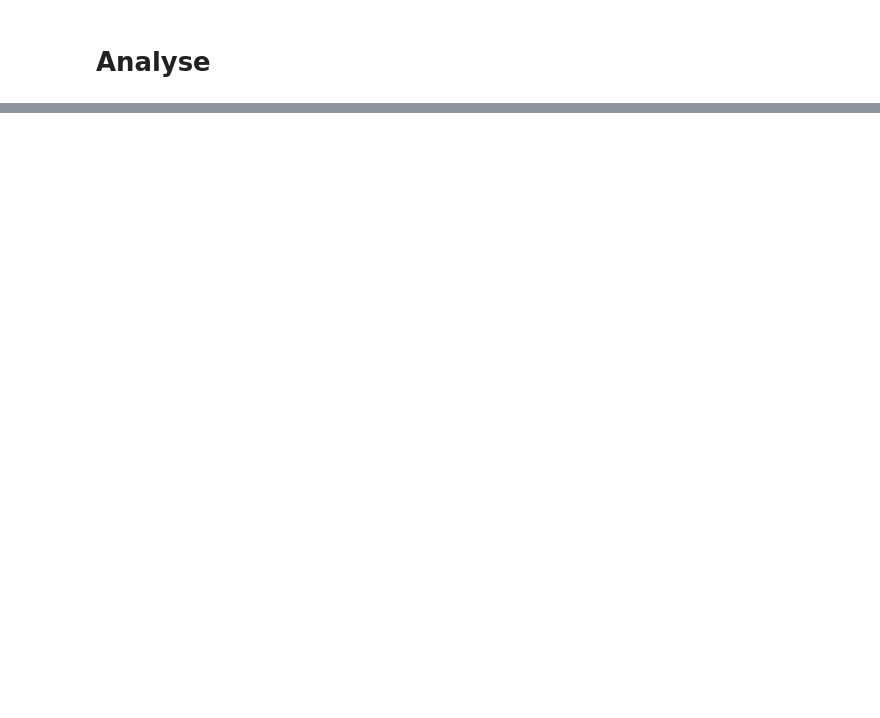
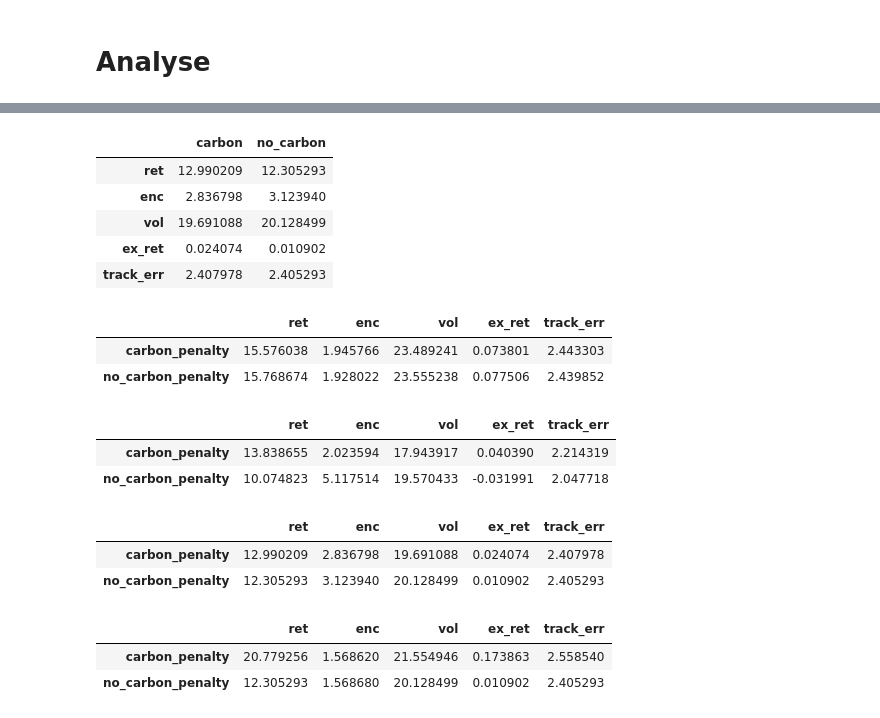
Before and after one commit to seydoudia/portfolio_optimization, a Jupyter notebook: CODE/computing_metrics_carbon_penalty.ipynb, the cells around one changed output, grey strips where cells are left out. Drawn from its saved outputs; the diff is of its cells as text; code cells hidden in the pictures; blank space fills up the shorter version.

```diff
--- a/CODE/computing_metrics_carbon_penalty.ipynb
+++ b/CODE/computing_metrics_carbon_penalty.ipynb
@@ -103,7 +107,7 @@ metrics = ["ret", "vol", "sr",
            "ir", "di"]
 # %%
 dic_carbon = dict.fromkeys(return_df.columns)
-for k in dic.keys():
+for k in dic_carbon.keys():
     dic_carbon[k] = dict.fromkeys(metrics)
 # %%
 # Poids pour chacun des rebalancement
@@ -202,0 +259,13 @@ msr
+# %%
+yr_idx = [str(i) for i in range(len(dic_carbon["ew"]["enc"]))]
+
+enc_df = pd.DataFrame(index=yr_idx)
+
+for k in list(dic_carbon.keys())[1:]:
+    enc_df[k] = dic_carbon[k]["enc"].values
+
+
+
+enc_df.plot()
+plt.title("Evolution Trimestirelle de l'ENC")
+plt.xlabel("Trismestre")
@@ -202,0 +276,21 @@ msr
+# %%
+kpi_list = ["ret", "enc", "vol", "ex_ret", "track_err"]
+# %%
+compare_df = pd.DataFrame(index=kpi_list, columns=["carbon", "no_carbon"])
+
+
+dic_compare = {}
+for k in dic.keys():
+    for kpi in kpi_list:
+        compare_df["no_carbon"].loc[kpi] = float(np.mean(dic[k][kpi]))
+        compare_df["carbon"].loc[kpi] = float(np.mean(dic_carbon[k][kpi]))
+    dic_compare[k] = compare_df.astype("float")
+# %%
+dic_compare["maxdiv"].style.background_gradient(cmap="Blues", axis=0)
+# %% [output]
+|  | carbon | no_carbon |
+| ret | 12.990209 | 12.305293 |
+| enc | 2.836798 | 3.123940 |
+| vol | 19.691088 | 20.128499 |
+| ex_ret | 0.024074 | 0.010902 |
+| track_err | 2.407978 | 2.405293 |
@@ -202,0 +307,24 @@ msr
+# %%
+dic_compare["gmv"].style.background_gradient(cmap="Blues", axis=0)
+# %% [output]
+|  | ret | enc | vol | ex_ret | track_err |
+| carbon_penalty | 15.576038 | 1.945766 | 23.489241 | 0.073801 | 2.443303 |
+| no_carbon_penalty | 15.768674 | 1.928022 | 23.555238 | 0.077506 | 2.439852 |
+# %%
+dic_compare["maxdecor"].style.background_gradient(cmap="Blues", axis=0)
+# %% [output]
+|  | ret | enc | vol | ex_ret | track_err |
+| carbon_penalty | 13.838655 | 2.023594 | 17.943917 | 0.040390 | 2.214319 |
+| no_carbon_penalty | 10.074823 | 5.117514 | 19.570433 | -0.031991 | 2.047718 |
+# %%
+dic_compare["maxdiv"].style.background_gradient(cmap="Blues", axis=0)
+# %% [output]
+|  | ret | enc | vol | ex_ret | track_err |
+| carbon_penalty | 12.990209 | 2.836798 | 19.691088 | 0.024074 | 2.407978 |
+| no_carbon_penalty | 12.305293 | 3.123940 | 20.128499 | 0.010902 | 2.405293 |
+# %%
+dic_compare["msr"].style.background_gradient(cmap="Blues", axis=0)
+# %% [output]
+|  | ret | enc | vol | ex_ret | track_err |
+| carbon_penalty | 20.779256 | 1.568620 | 21.554946 | 0.173863 | 2.558540 |
+| no_carbon_penalty | 12.305293 | 1.568680 | 20.128499 | 0.010902 | 2.405293 |
```
Also changed, not shown: parts of 9 cells of this notebook, 5 other files.
